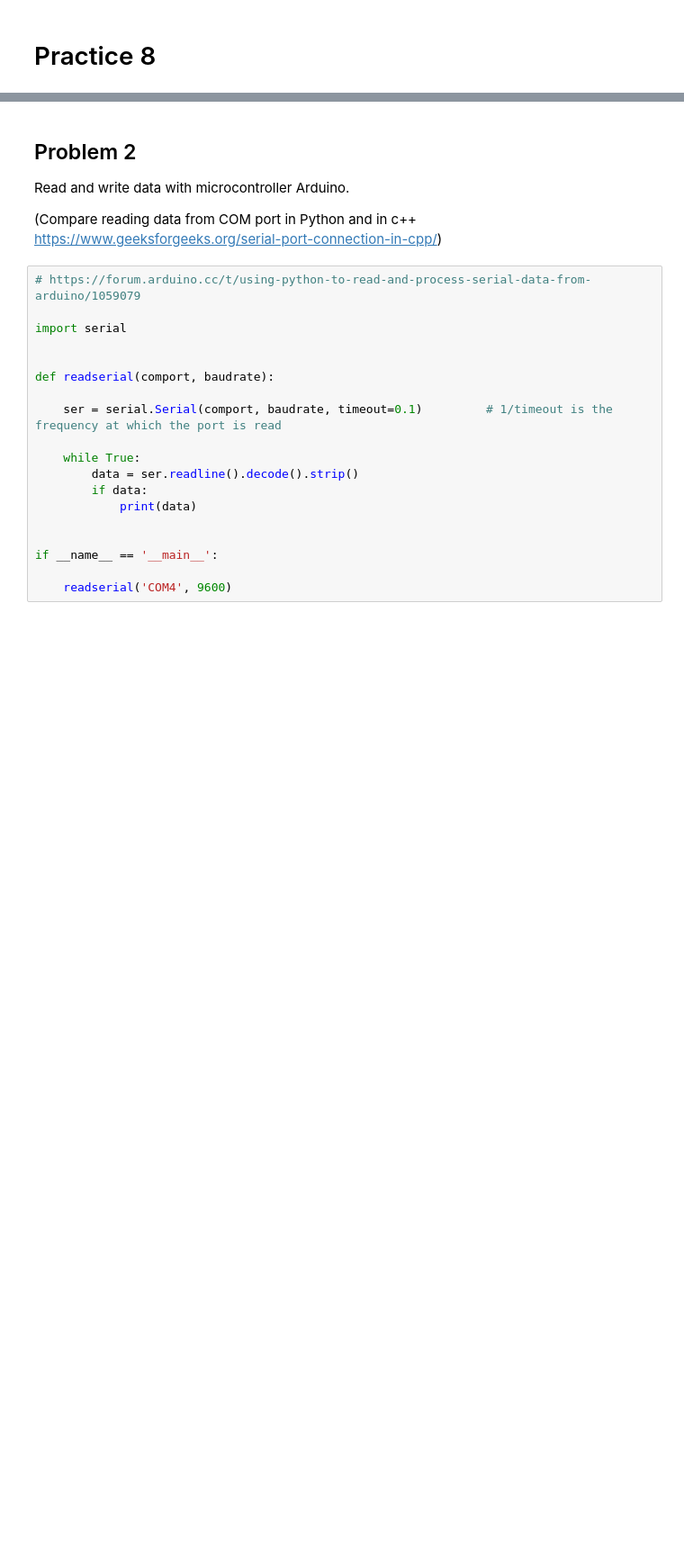
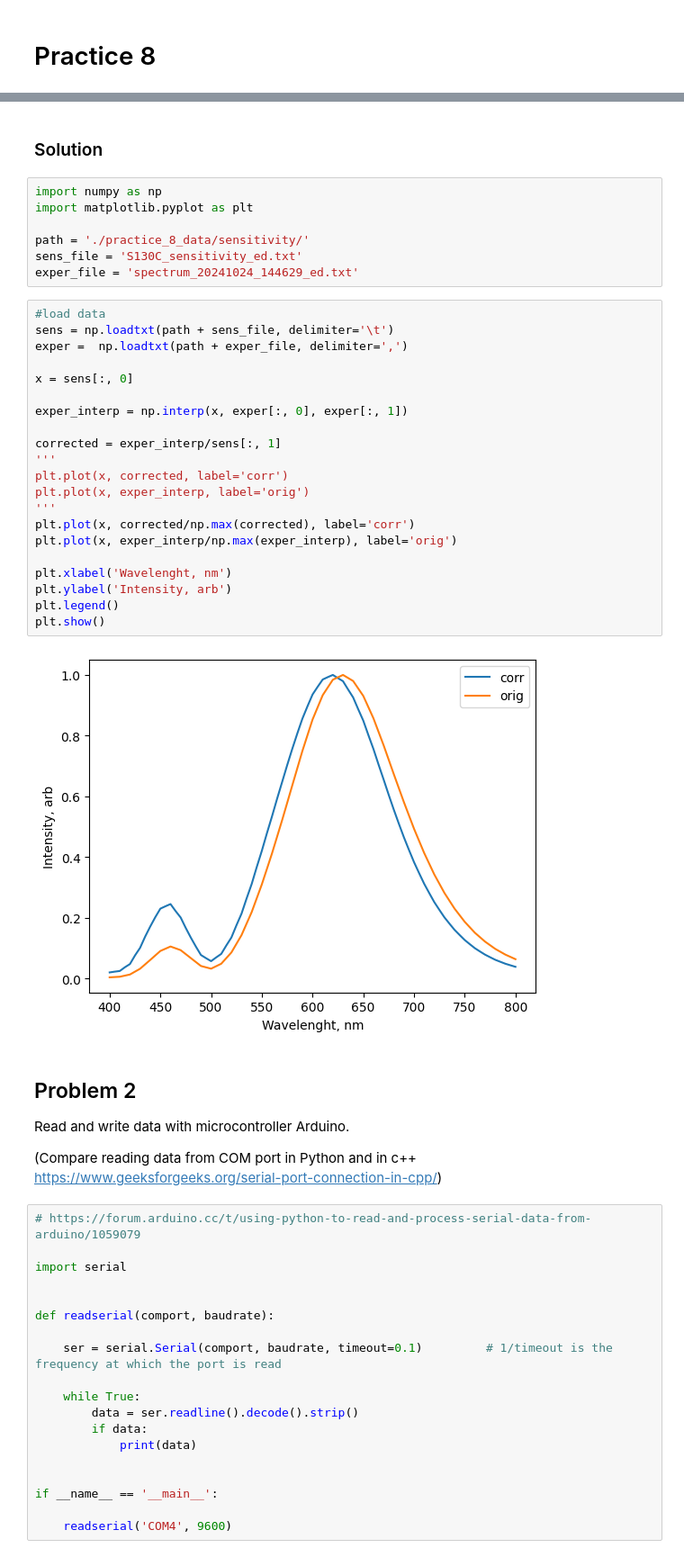
Before and after one commit to qrspeter/cust_itmo_2024, a Jupyter notebook: practices/practice_08.ipynb, the cells around one changed output, grey strips where cells are left out. Shown: that part at 90% size. Drawn from its saved outputs; the diff is of its cells as text; blank space fills up the shorter version.

```diff
--- a/practices/practice_08.ipynb
+++ b/practices/practice_08.ipynb
@@ -19,6 +19,38 @@ Recalculate the calibration curve to the spectral step (or vice versa) and perfo
 PS The calibration curve shows the sensitivity of the detector at different wavelengths, and dividing by it allows you to correct data for different detector sensitivities. For example, such curves showing the spectral sensitivity of a photodetector can be found here https://www.thorlabs.de/newgrouppage9.cfm?objectgroup_id=3341&pn=PM100D
 
 ![image.png](attachment:c8109ff1-fabf-4445-87df-529bed091d5d.png)
+# %% [markdown]
+### Solution
+# %%
+import numpy as np
+import matplotlib.pyplot as plt
+
+path = './practice_8_data/sensitivity/'
+sens_file = 'S130C_sensitivity_ed.txt'
+exper_file = 'spectrum_20241024_144629_ed.txt'
+# %%
+#load data
+sens = np.loadtxt(path + sens_file, delimiter='\t')
+exper =  np.loadtxt(path + exper_file, delimiter=',')
+
+x = sens[:, 0]
+
+exper_interp = np.interp(x, exper[:, 0], exper[:, 1])
+
+corrected = exper_interp/sens[:, 1]
+'''
+plt.plot(x, corrected, label='corr')
+plt.plot(x, exper_interp, label='orig')
+'''
+plt.plot(x, corrected/np.max(corrected), label='corr')
+plt.plot(x, exper_interp/np.max(exper_interp), label='orig')
+
+plt.xlabel('Wavelenght, nm')
+plt.ylabel('Intensity, arb')
+plt.legend()
+plt.show()
+# %% [output]
+[figure, added]
 # %% [markdown]
 ## Problem 2
 
```
Also changed, not shown: parts of 7 cells of this notebook, 33 other files.
